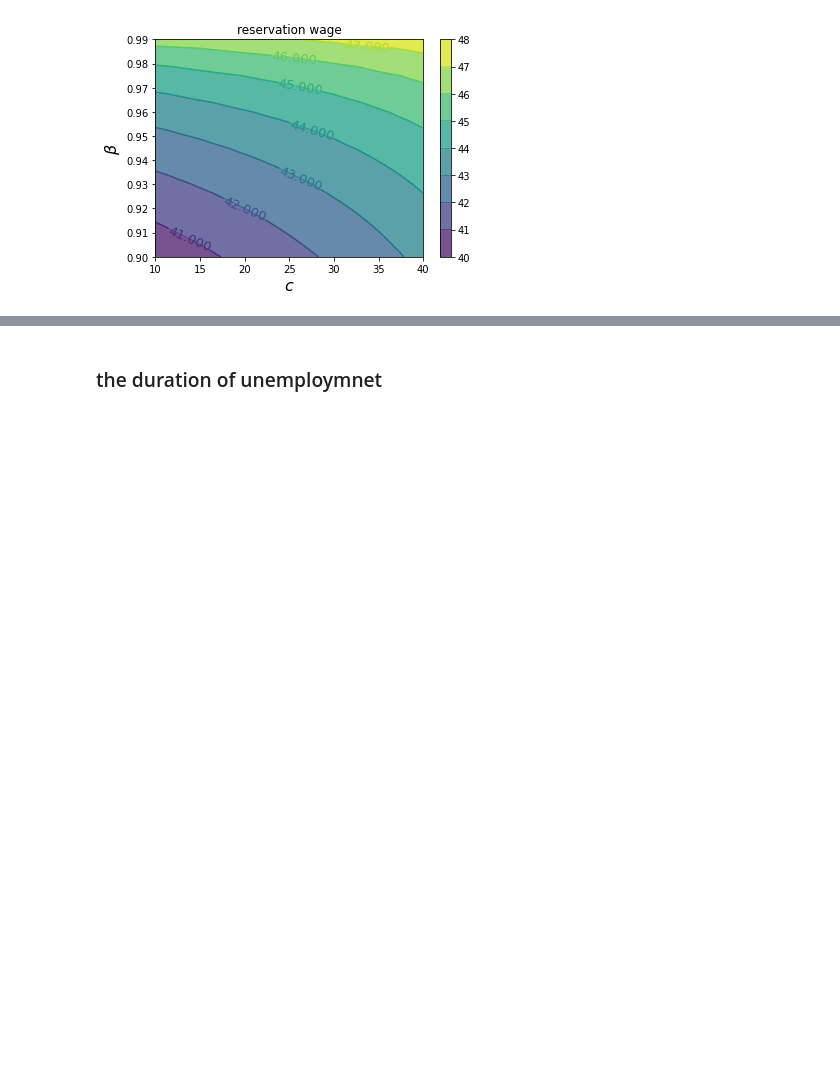
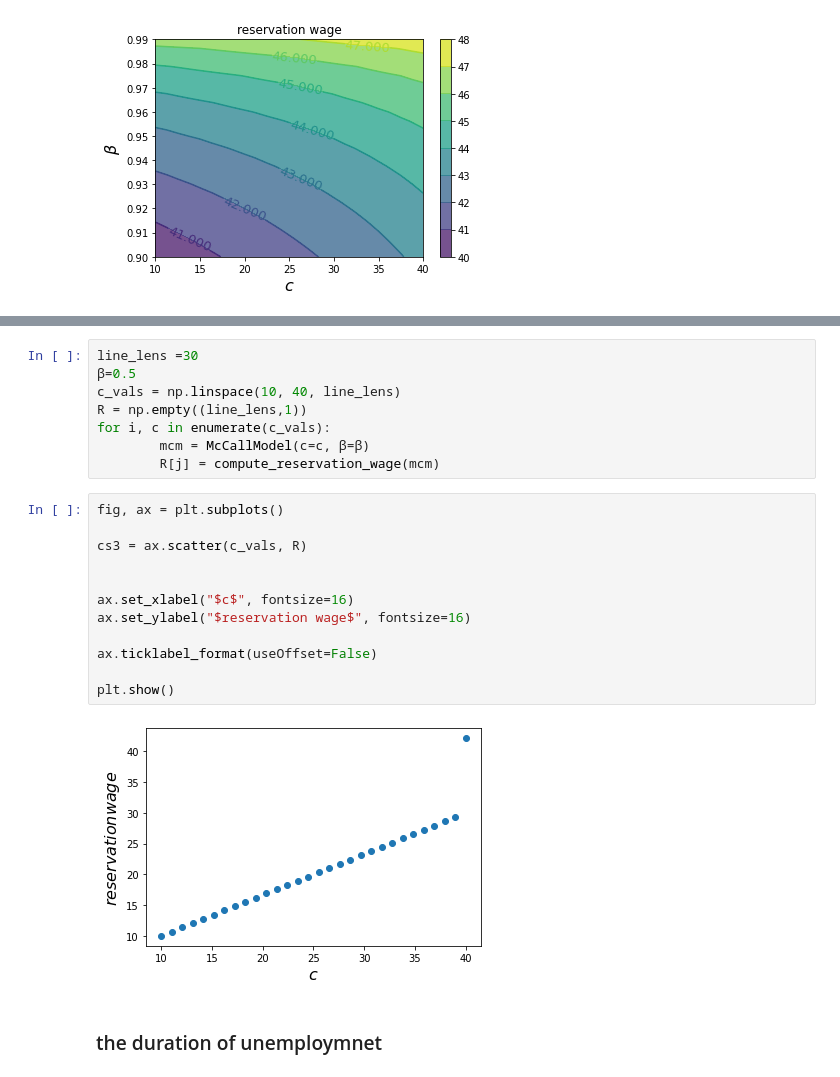
Before and after one commit to sunshineluyao/Econ-211, a Jupyter notebook: Simulation/Job_Searching_Model.ipynb, the cells around one changed output, grey strips where cells are left out. Cells and saved outputs as stored; diff of their text form; blank space fills up the shorter version.

```diff
--- a/Simulation/Job_Searching_Model.ipynb
+++ b/Simulation/Job_Searching_Model.ipynb
@@ -217,3 +239,25 @@ plt.show()
+# %%
+line_lens =30
+β=0.5
+c_vals = np.linspace(10, 40, line_lens)
+R = np.empty((line_lens,1))
+for i, c in enumerate(c_vals):
+        mcm = McCallModel(c=c, β=β)
+        R[j] = compute_reservation_wage(mcm)
+# %%
+fig, ax = plt.subplots()
+
+cs3 = ax.scatter(c_vals, R)
+
+
+ax.set_xlabel("$c$", fontsize=16)
+ax.set_ylabel("$reservation wage$", fontsize=16)
+
+ax.ticklabel_format(useOffset=False)
+
+plt.show()
+# %% [output]
+[figure, added]
 # %% [markdown]
 ### the duration of unemploymnet
 # %%
```
Also changed, not shown: parts of 2 cells of this notebook.
